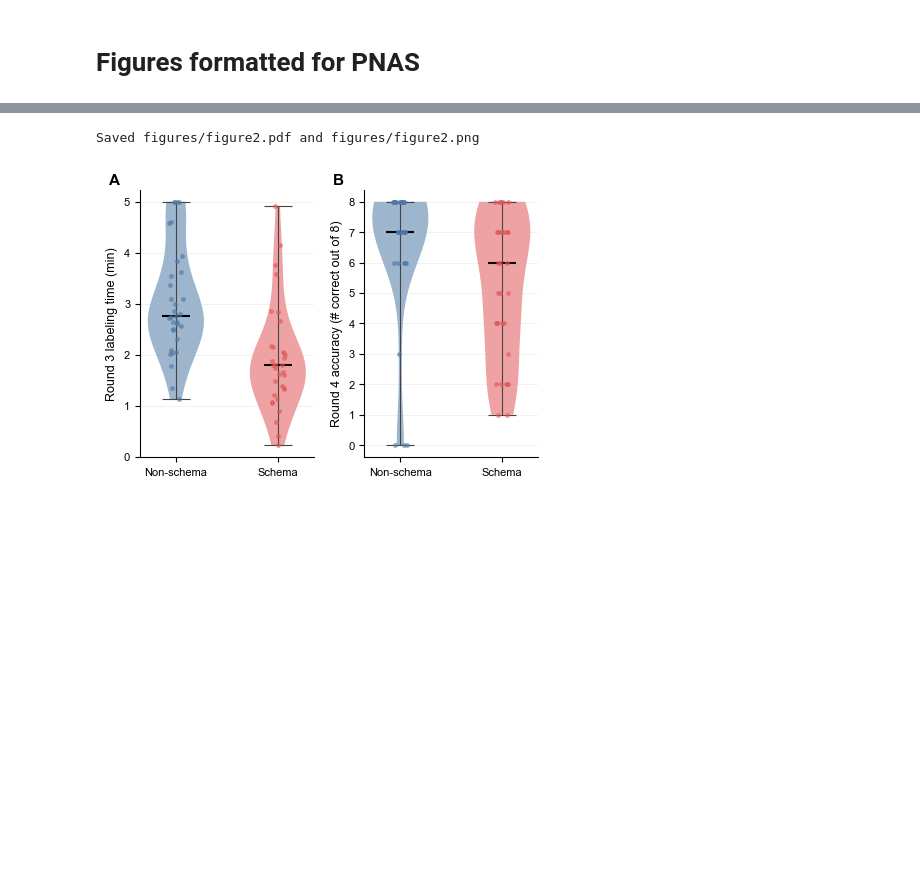
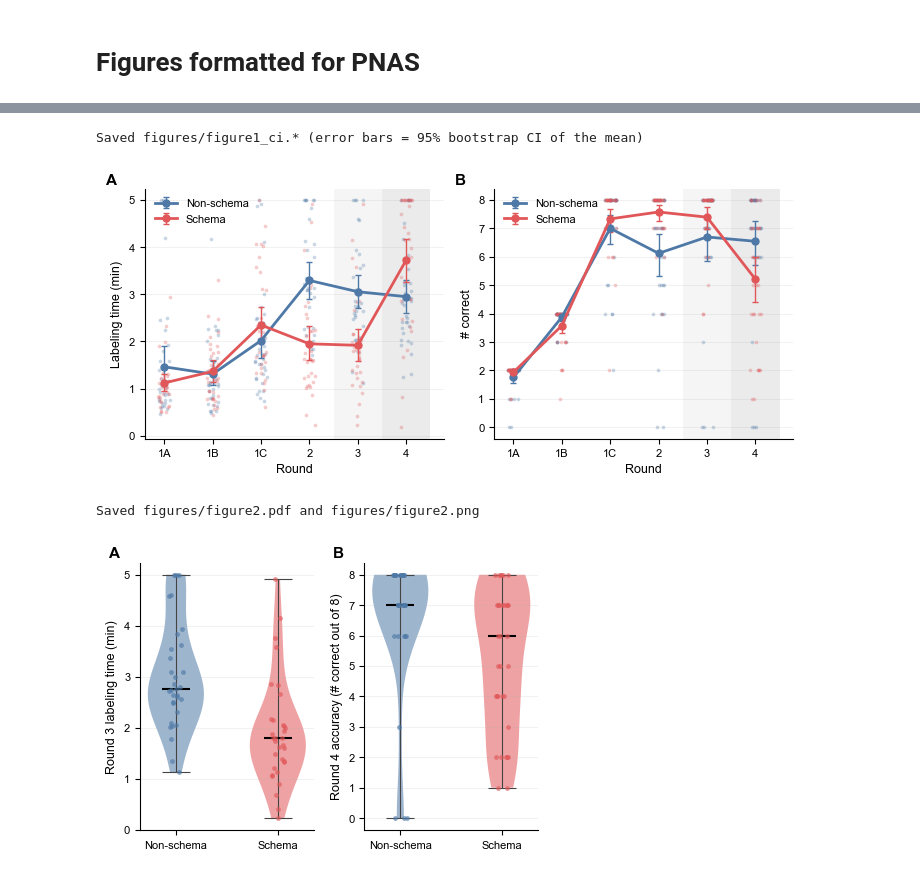
Before and after one commit to JamesPHoughton/organizational-schema-formation, a Jupyter notebook: analysis/study_1_analysis.ipynb, the cells around one changed output, grey strips where cells are left out. Drawn from its saved outputs; the diff is of its cells as text; code cells hidden in the pictures; blank space fills up the shorter version.

```diff
--- a/analysis/study_1_analysis.ipynb
+++ b/analysis/study_1_analysis.ipynb
@@ -1600,3 +1314,66 @@ Lines show condition means; shaded bands show the interquartile range (25th–75
 Rounds 1A–2 were condition-specific training rounds (Rounds 1A and 1B contained 2 and 4 images respectively; all other rounds contained 8).
 Shaded background regions mark the preregistered test rounds: Round 3 introduced a schema-conserving environmental change (H1) and Round 4 introduced a schema-destroying change (H2).
+# %%
+# [fig-all-rounds-ci]
+# MOCKUP of [fig-all-rounds] with error bars = 95% bootstrap CI of the mean (percentile
+# bootstrap, 10,000 resamples) instead of +/-1 SEM. Assumption-free, so it treats the
+# right-skewed labeling time and the bounded 0-8 accuracy the same way, and matches the
+# interval used in the Study 2 figure. Reuses pnas_style/colors/labels/*_cols from
+# [fig-all-rounds] above. Saved to figures/figure1_ci.* (does not overwrite figure1).
+import os
+
+def _boot_ci(x, n_boot=10000, seed=42):
+    x = np.asarray(x, float); x = x[~np.isnan(x)]
+    rng = np.random.default_rng(seed)
+    bmeans = rng.choice(x, size=(n_boot, len(x)), replace=True).mean(axis=1)
+    lo, hi = np.percentile(bmeans, [2.5, 97.5])
+    return x.mean(), lo, hi
+
+with plt.rc_context(pnas_style):
+    fig, axes = plt.subplots(1, 2, figsize=(7.0, 3.2))
+    panels = [
+        (axes[0], time_cols, 'Labeling time (min)', True),
+        (axes[1], acc_cols,  '# correct',           False),
+    ]
+    np.random.seed(42)
+    for ax, cols, ylabel, is_time in panels:
+        x = list(range(len(cols)))
+        xlabels = [round_lbl(c) for c in cols]
+        ax.axvspan(3.5, 4.5, color='#f5f5f5', zorder=0, linewidth=0)
+        ax.axvspan(4.5, 5.5, color='#ebebeb', zorder=0, linewidth=0)
+        for condition in ['nonschema', 'schema']:
+            cond = data[data['treatment'] == condition]
+            ci = [_boot_ci(cond[c]) for c in cols]
+            means = np.array([c[0] for c in ci])
+            los   = np.array([c[1] for c in ci])
+            his   = np.array([c[2] for c in ci])
+            yerr  = np.vstack([means - los, his - means])
+            for xi, col in enumerate(cols):
+                vals = cond[col].dropna().values
+                jitter = np.random.uniform(-0.12, 0.12, len(vals))
+                ax.scatter(xi + jitter, vals, color=colors[condition],
+                           alpha=0.3, s=7, zorder=2, linewidths=0)
+            ax.errorbar(x, means, yerr=yerr, marker='o', linewidth=2,
+                        color=colors[condition], markersize=5,
+                        label=labels[condition], zorder=4,
+                        elinewidth=1, capsize=2, capthick=1)
+        ax.set_xticks(x); ax.set_xticklabels(xlabels)
+        ax.set_xlabel('Round'); ax.set_ylabel(ylabel)
+        ax.legend(frameon=False, loc='upper left')
+        ax.grid(axis='y', alpha=0.25, linewidth=0.5, linestyle='-')
+        ax.spines['top'].set_visible(False); ax.spines['right'].set_visible(False)
+        if is_time:
+            ax.set_yticks(range(0, 310, 60)); ax.set_yticklabels(range(0, 6, 1))
+    for ax, lbl in zip(axes, ['A', 'B']):
+        ax.text(-0.13, 1.06, lbl, transform=ax.transAxes,
+                fontsize=11, fontweight='bold', va='top')
+    plt.tight_layout(pad=0.8, w_pad=1.5)
+    os.makedirs('figures', exist_ok=True)
+    pass  # figure1_ci retired: [fig-all-rounds] now uses 95% bootstrap CI, so this mockup no longer writes a separate file
+    pass
+    pass
+    plt.show()
+# %% [output]
+Saved figures/figure1_ci.* (error bars = 95% bootstrap CI of the mean)
+[figure, added]
 # %%
```
Also changed, not shown: parts of 71 cells of this notebook.
